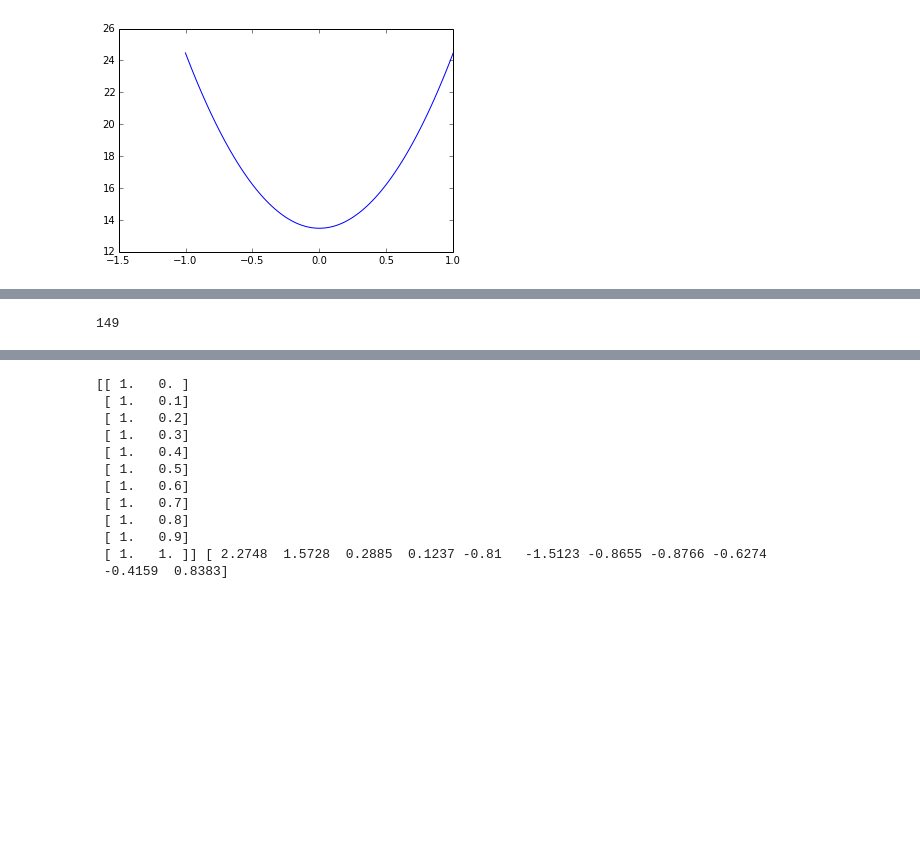
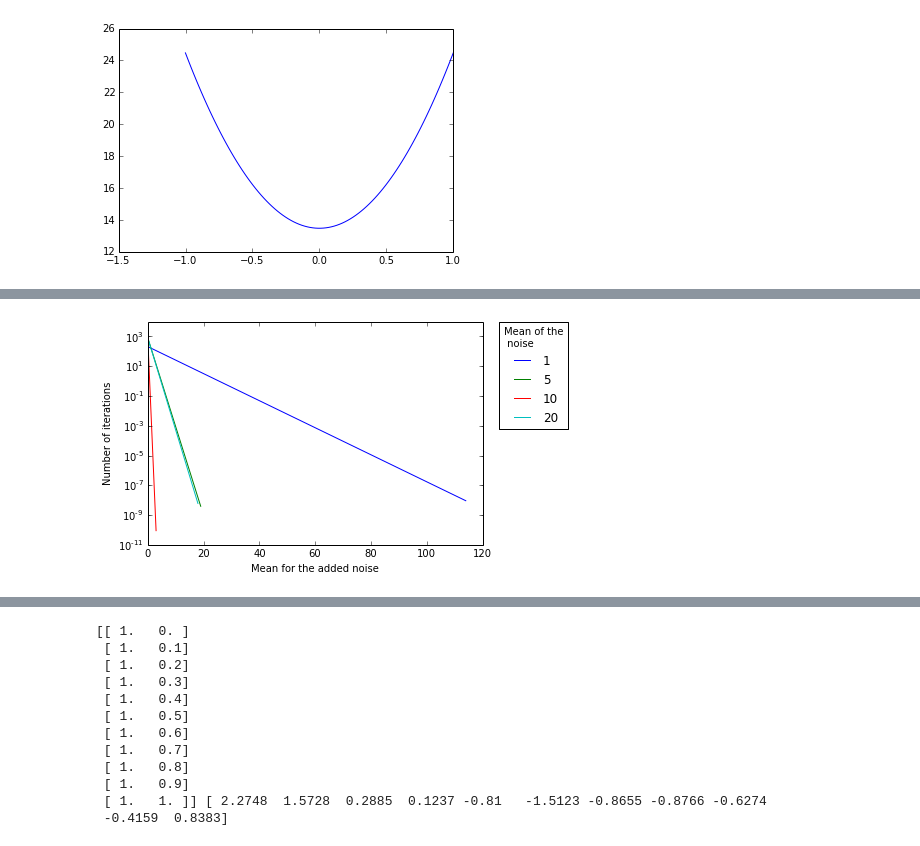
Before and after one commit to Divyagash/Class-6, a Jupyter notebook: PythonFiles/HW1.ipynb, the cells around one changed output, grey strips where cells are left out. Cells and saved outputs as stored; diff of their text form; code cells hidden in the pictures; blank space fills up the shorter version.

```diff
--- a/PythonFiles/HW1.ipynb
+++ b/PythonFiles/HW1.ipynb
@@ -930,8 +936,25 @@ print step1
+# %%
+plt.plot(range(len(a)),a,label='1')
+plt.plot(range(len(b)),b,label='5')
+plt.plot(range(len(c)),c,label='10')
+plt.plot(range(len(d)),d,label='20')
+#plt.plot(range(len(RRLambda0_5M10)),RRLambda0_5M10,label='$\lambda$ = 0.5')
+#plt.plot(range(len(RRLambda1M10)),RRLambda1M10,label='$\lambda$ = 1')
+#plt.plot(range(len(RRLambda2M10)),RRLambda2M10,label='$\lambda$ =2')
+#plt.plot(range(len(RRLambda5M10)),RRLambda5M10,label='$\lambda$ = 5')
+#plt.xticks(range(len(W1)),W1, size='small')
+plt.legend(bbox_to_anchor=(1.05, 1), loc=2, borderaxespad=0.,title = "Mean of the \n noise")
+plt.xlabel('Mean for the added noise')
+plt.ylabel('Number of iterations')
+plt.yscale('log')
+plt.show()
+# %% [output]
+[figure, added]
 # %%
 # Converegnce Threshold
-batchGradientDiscent(SSEPolynomialBasis,SP3,step,1e-2,1000,designMat,Y)[3]
-batchGradientDiscent(SSEPolynomialBasis,SP3,step,1e-4,1000,designMat,Y)[3]
-batchGradientDiscent(SSEPolynomialBasis,SP3,step,1e-8,1000,designMat,Y)[3]
-batchGradientDiscent(SSEPolynomialBasis,SP3,step,1e-10,1000,designMat,Y)[3]
+a = batchGradientDiscent(SSEPolynomialBasis,SP3,step,1e-2,1000,designMat,Y)[3]
+b = batchGradientDiscent(SSEPolynomialBasis,SP3,step,1e-4,1000,designMat,Y)[3]
+c  = batchGradientDiscent(SSEPolynomialBasis,SP3,step,1e-6,1000,designMat,Y)[3]
+d  = batchGradientDiscent(SSEPolynomialBasis,SP3,step,1e-8,1000,designMat,Y)[3]
+iteration0 = [a,b,c,d]
+W1 = ['1e-2','1e-4','1e-8','1e-10']
-# %% [output]
-149
```
Also changed, not shown: parts of 30 cells of this notebook.
